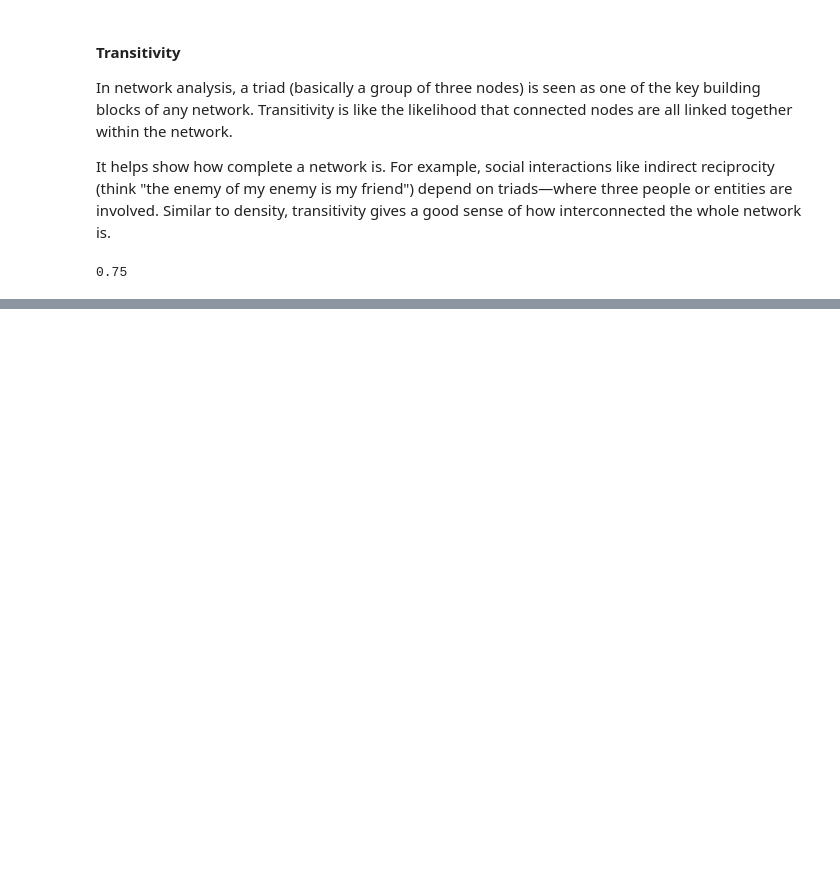
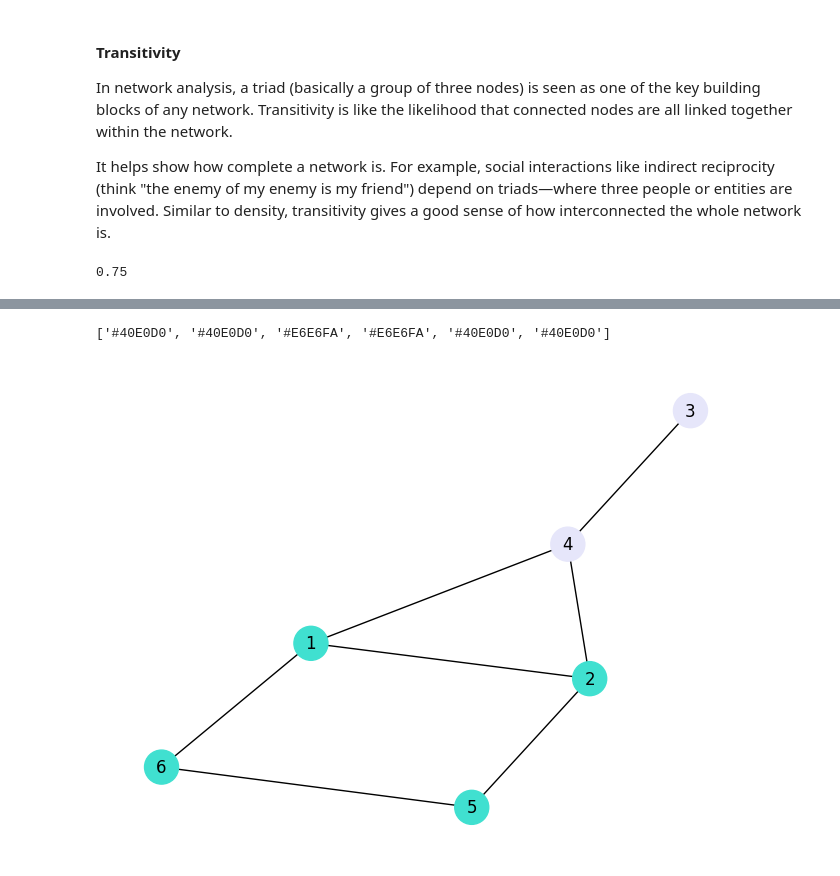
Before and after one commit to Sacredfuel/data-visualization-sp26, a Jupyter notebook: lectures/lecture9.ipynb, the cells around one changed output, grey strips where cells are left out. Drawn from its saved outputs; the diff is of its cells as text; code cells hidden in the pictures; blank space fills up the shorter version.

```diff
--- a/lectures/lecture9.ipynb
+++ b/lectures/lecture9.ipynb
@@ -98,0 +140,27 @@ nx.algorithms.community.modularity(D, [D1, D2, D3])
+# %%
+G.clear()
+G.add_nodes_from([1,2,3,4,5,6])
+# %%
+G.nodes[1]["gender"] = "female"
+G.nodes[2]["gender"] = "female"
+G.nodes[3]["gender"] = "male"
+G.nodes[4]["gender"] = "male"
+G.nodes[5]["gender"] = "female"
+G.nodes[6]["gender"] = "female"
+# %%
+nodes_colors = []
+for node in G.nodes:
+    if G.nodes[node]["gender"] == "female":
+        nodes_colors.append("#40E0D0")
+    else:
+        nodes_colors.append("#E6E6FA")
+# %%
+nodes_colors
+# %% [output]
+['#40E0D0', '#40E0D0', '#E6E6FA', '#E6E6FA', '#40E0D0', '#40E0D0']
+# %%
+G.add_edges_from([(1,2), (2,5), (1,6), (5,6), (1,4), (2,4), (4,3)])
+# %%
+nx.draw(G, with_labels=True, node_color=nodes_colors, node_size=600)
+# %% [output]
+[figure, added]
```
Also changed, not shown: parts of 33 cells of this notebook, 2 other files.
